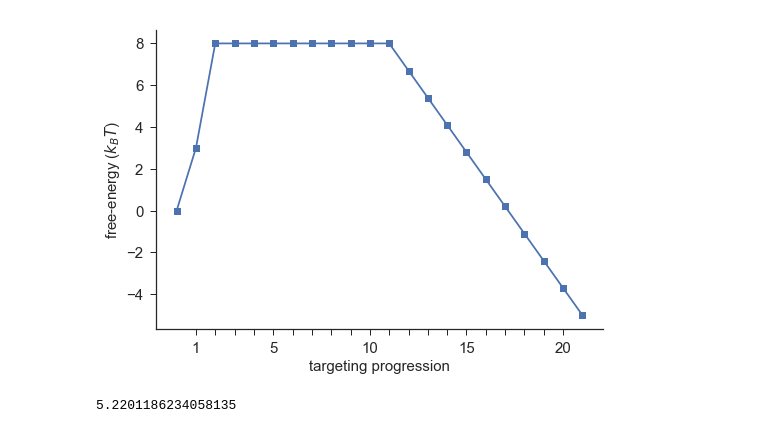
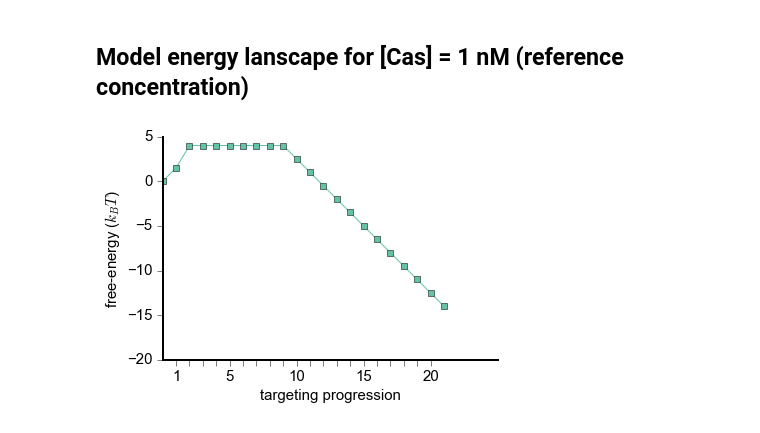
Before and after one commit to martin-depken/Energy-Landscape, a Jupyter notebook: code_ABA_Finkelsteinlab/ABA_toymodel.ipynb, the cells around one changed output. Saved outputs shown, nothing was run; the diff lists cells and outputs as text; code cells hidden in the pictures.

```diff
--- a/code_ABA_Finkelsteinlab/ABA_toymodel.ipynb
+++ b/code_ABA_Finkelsteinlab/ABA_toymodel.ipynb
@@ -4,9 +4,14 @@
 import pandas as pd
 import numpy as np
 import matplotlib.pyplot as plt
+import seaborn as sns
+sns.set_style('ticks');
+current_color = sns.color_palette();
+sns.set_palette('Set2');
 import Calculate_ABA_Flinkelsteinlab as CalcABA
 reload(CalcABA)
 import sys
-sys.path.append('../')
+sys.path.append('../code_general/')
+from CRISPR_free_energy_landscape import unpack_parameters
 import CRISPR_free_energy_landscape as FreeEnergy
 reload(FreeEnergy);
@@ -13,20 +26,22 @@ reload(FreeEnergy);
+# %% [markdown]
+## Model energy lanscape for [Cas] = 1 nM (reference concentration)
 # %%
 model_id='init_limit_lock_const_EpsI'
 
-e_PAM = 3.0
-ec_1 = -5.0
+e_PAM = 1.5
+ec_1 = -2.5
 ec_first = 0.0
-ec_second = 1.3
+ec_second = 1.5
 e_I = 5.0
-x = 10
-k_PAM = 1000.0
-k_1 = 0.00001
+x = 8
+k_PAM = 100.0
+E_barr = -ec_1
 k = 1.0
 
-parameters = [e_PAM, ec_1, ec_first, ec_second, e_I, x, k_PAM, k_1, k]
+parameters = [e_PAM, ec_1, ec_first, ec_second, e_I, x, k_PAM, E_barr, k]
 
-
-
-FreeEnergy.plot_landscape(parameters, model_id=model_id);
+Energy_landscape = FreeEnergy.plot_landscape(parameters, model_id=model_id);
+plt.ylim([-20, 5]);
+Free_Energy = -np.log(np.cumsum(np.exp(-np.array(Energy_landscape[1:]))))
 # %% [output]
-[figure, old version]
+[figure, new version]
@@ -38,4 +47,0 @@ ontarget_ABA = CalcABA.calc_ABA(parameters, concentrations, reference, mismatch_
-# %%
-ontarget_ABA
-# %% [output]
-5.2201186234058135
```
Also changed, not shown: parts of 23 cells of this notebook.
